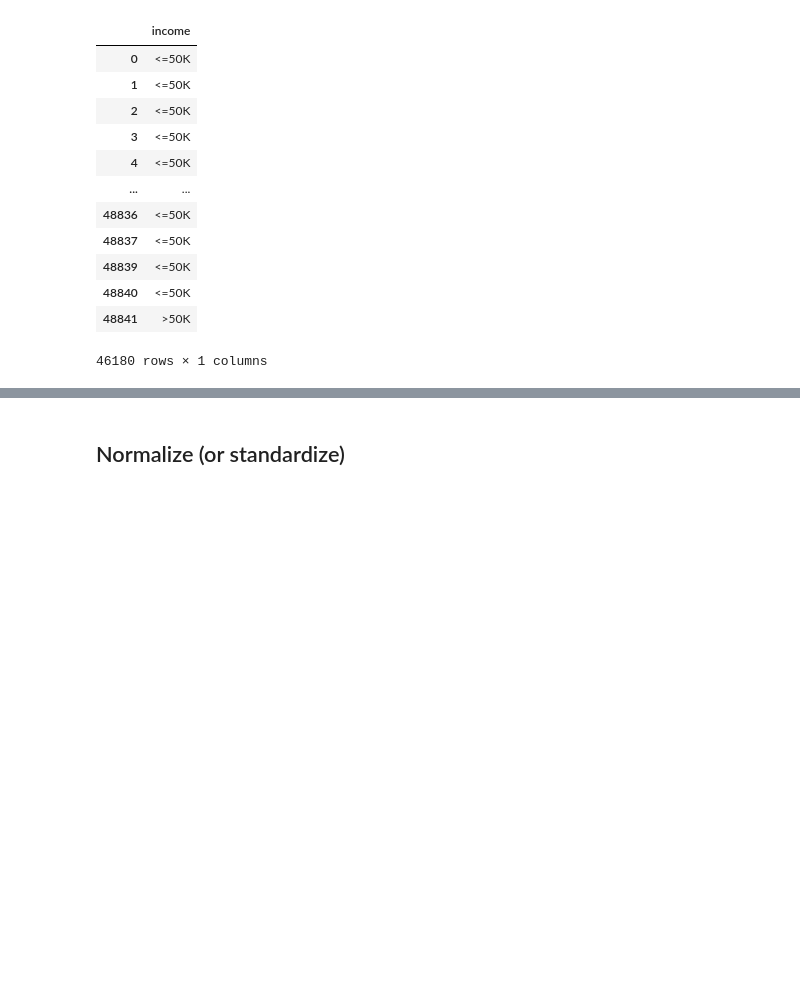
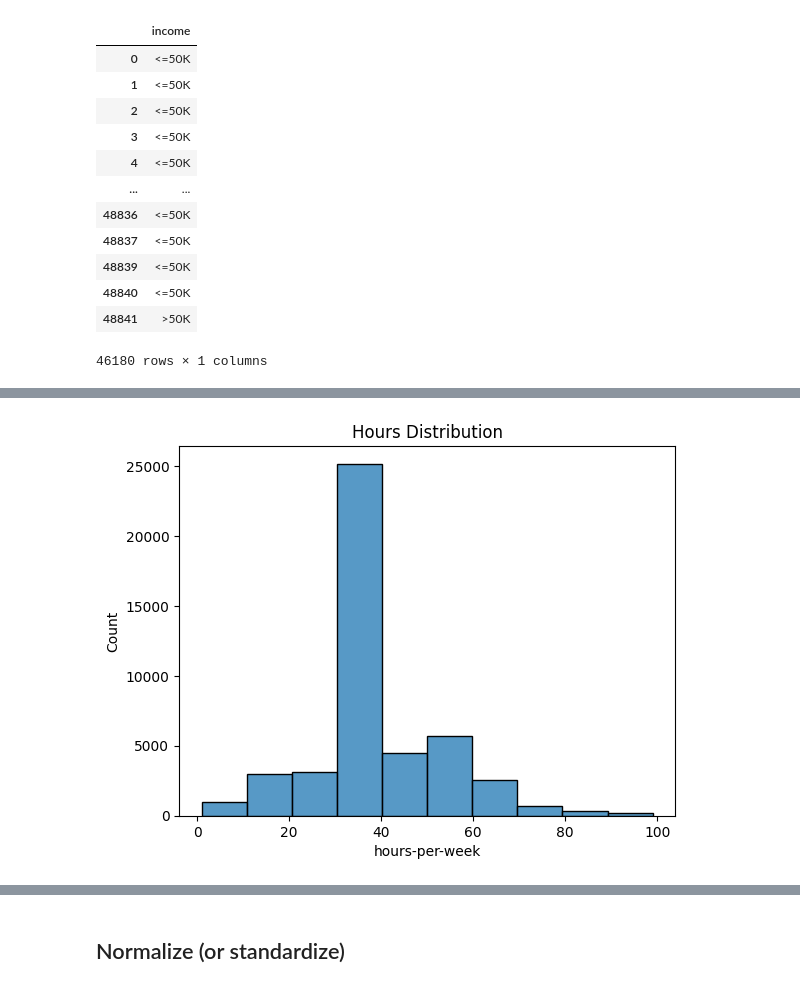
Before and after one commit to Tactikal/CSE151A-WI23-Project, a Jupyter notebook: CSE151A_WI23_Project.ipynb, the cells around one changed output, grey strips where cells are left out. Drawn from its saved outputs; the diff is of its cells as text; code cells hidden in the pictures; blank space fills up the shorter version.

```diff
--- a/CSE151A_WI23_Project.ipynb
+++ b/CSE151A_WI23_Project.ipynb
@@ -272,0 +326,6 @@ y
+# %%
+sns.histplot(X['hours-per-week'], bins=10);
+plt.title('Hours Distribution')
+plt.show()
+# %% [output]
+[figure, new version]
```
Also changed, not shown: parts of 27 cells of this notebook.
